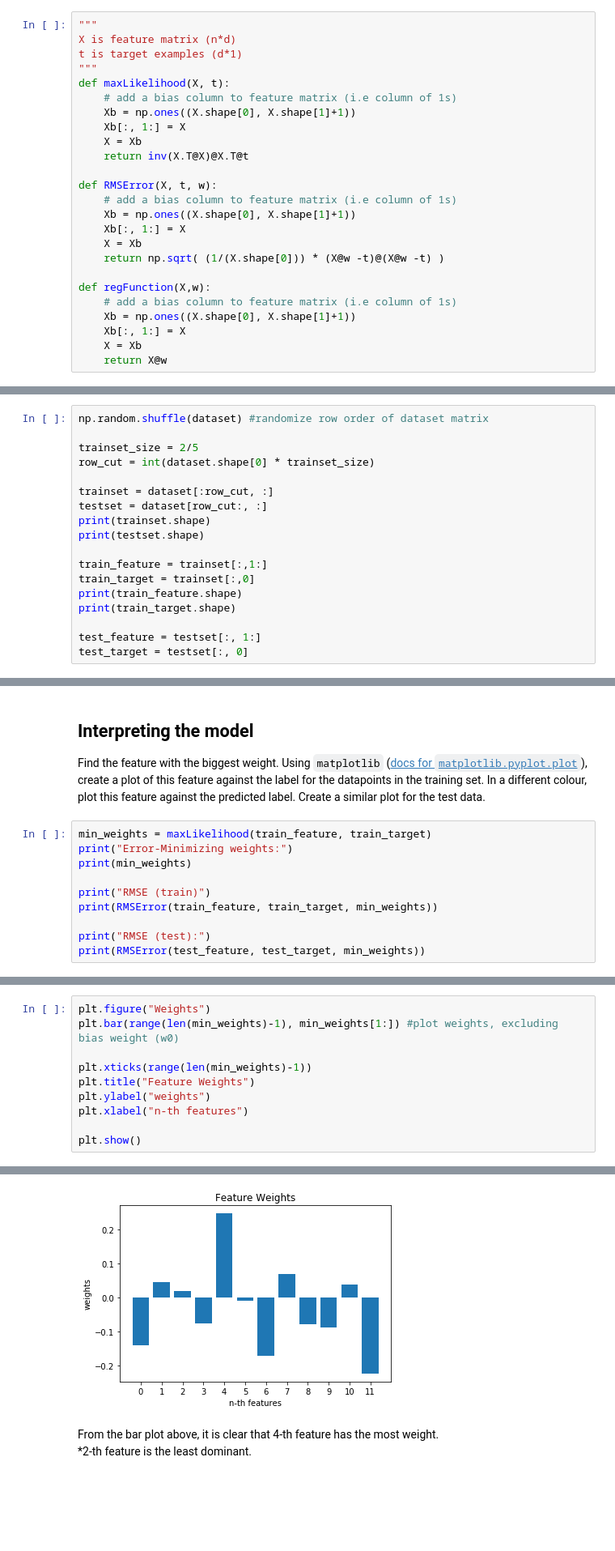
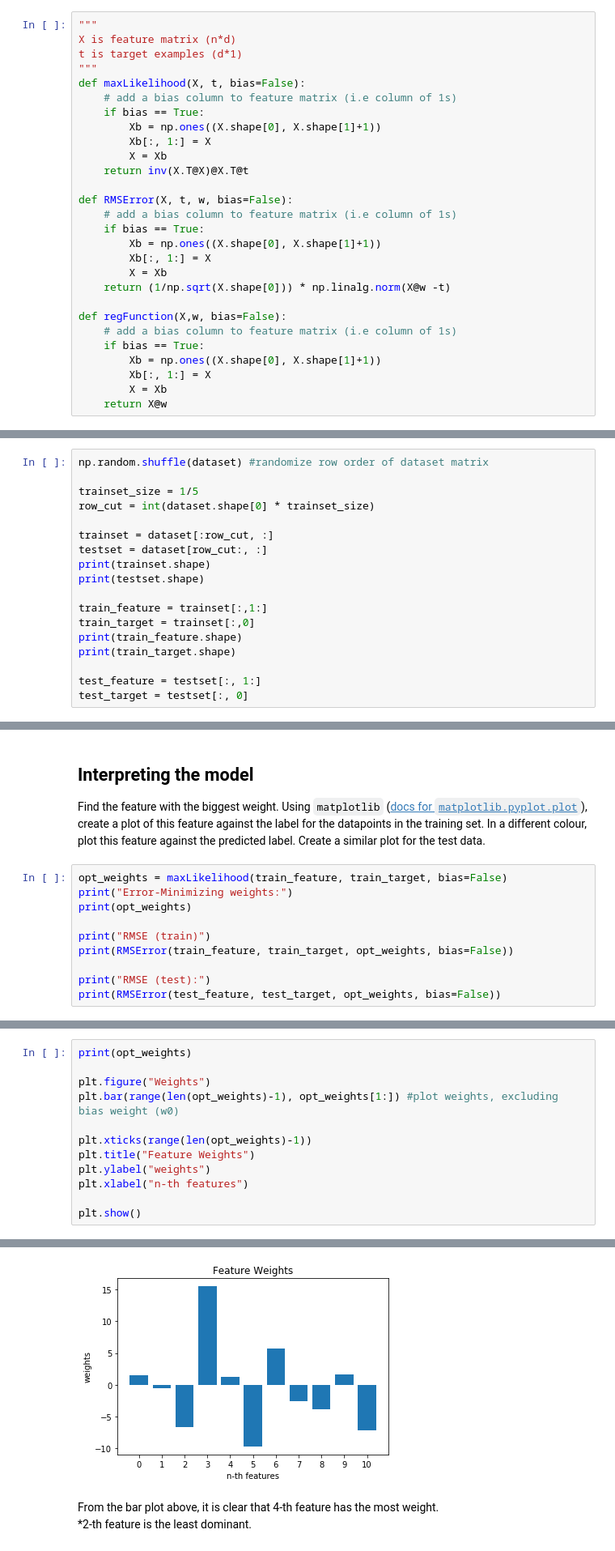
Before and after one commit to ATanggara/Statistical_Machine_Learning_2019, a Jupyter notebook: week2/02-regression-work.ipynb, the cells around one changed output, grey strips where cells are left out. Shown at 81% size. Cells and saved outputs as stored; diff of their text form; blank space fills up the shorter version.

````diff
--- a/week2/02-regression-work.ipynb
+++ b/week2/02-regression-work.ipynb
@@ -99,25 +92,28 @@ Implement a function to find the maximum likelihood solution $w_{ML}$ assuming G
 X is feature matrix (n*d)
 t is target examples (d*1)
 """
-def maxLikelihood(X, t):
+def maxLikelihood(X, t, bias=False):
     # add a bias column to feature matrix (i.e column of 1s)
-    Xb = np.ones((X.shape[0], X.shape[1]+1))
-    Xb[:, 1:] = X
-    X = Xb
+    if bias == True:
+        Xb = np.ones((X.shape[0], X.shape[1]+1))
+        Xb[:, 1:] = X
+        X = Xb
     return inv(X.T@X)@X.T@t
 
-def RMSError(X, t, w):
+def RMSError(X, t, w, bias=False):
     # add a bias column to feature matrix (i.e column of 1s)
-    Xb = np.ones((X.shape[0], X.shape[1]+1))
-    Xb[:, 1:] = X
-    X = Xb
-    return np.sqrt( (1/(X.shape[0])) * (X@w -t)@(X@w -t) )
+    if bias == True:
+        Xb = np.ones((X.shape[0], X.shape[1]+1))
+        Xb[:, 1:] = X
+        X = Xb
+    return (1/np.sqrt(X.shape[0])) * np.linalg.norm(X@w -t)
 
-def regFunction(X,w):
+def regFunction(X,w, bias=False):
     # add a bias column to feature matrix (i.e column of 1s)
-    Xb = np.ones((X.shape[0], X.shape[1]+1))
-    Xb[:, 1:] = X
-    X = Xb
+    if bias == True:
+        Xb = np.ones((X.shape[0], X.shape[1]+1))
+        Xb[:, 1:] = X
+        X = Xb
     return X@w
 # %% [markdown]
 ## Training and testing
@@ -128,7 +124,7 @@ Note that the data may be sorted or ordered in some way we cannot predict. How w
 # %%
 np.random.shuffle(dataset) #randomize row order of dataset matrix
 
-trainset_size = 2/5
+trainset_size = 1/5
 row_cut = int(dataset.shape[0] * trainset_size)
 
 trainset = dataset[:row_cut, :]
@@ -153,14 +149,14 @@ test_target = testset[:, 0]
 
 Find the feature with the biggest weight. Using ```matplotlib``` ([docs for ```matplotlib.pyplot.plot```](https://matplotlib.org/api/_as_gen/matplotlib.pyplot.plot.html)), create a plot of this feature against the label for the datapoints in the training set. In a different colour, plot this feature against the predicted label. Create a similar plot for the test data.
 # %%
-min_weights = maxLikelihood(train_feature, train_target)
+opt_weights = maxLikelihood(train_feature, train_target, bias=False)
 print("Error-Minimizing weights:")
-print(min_weights)
+print(opt_weights)
 
 print("RMSE (train)")
-print(RMSError(train_feature, train_target, min_weights))
+print(RMSError(train_feature, train_target, opt_weights, bias=False))
 
 print("RMSE (test):")
-print(RMSError(test_feature, test_target, min_weights))
+print(RMSError(test_feature, test_target, opt_weights, bias=False))
 # %% [output]
 Error-Minimizing weights:
@@ -174,8 +170,10 @@ RMSE (test):
 # %%
+print(opt_weights)
+
 plt.figure("Weights")
-plt.bar(range(len(min_weights)-1), min_weights[1:]) #plot weights, excluding bias weight (w0)
+plt.bar(range(len(opt_weights)-1), opt_weights[1:]) #plot weights, excluding bias weight (w0)
 
-plt.xticks(range(len(min_weights)-1))
+plt.xticks(range(len(opt_weights)-1))
 plt.title("Feature Weights")
 plt.ylabel("weights")
 plt.xlabel("n-th features")
@@ -185,4 +186,4 @@ plt.show()
-[figure, old version]
+[figure, new version]
 # %% [markdown]
 From the bar plot above, it is clear that 4-th feature has the most weight.
 *2-th feature is the least dominant.
````
Also changed, not shown: parts of 12 cells of this notebook, 3 other files.
